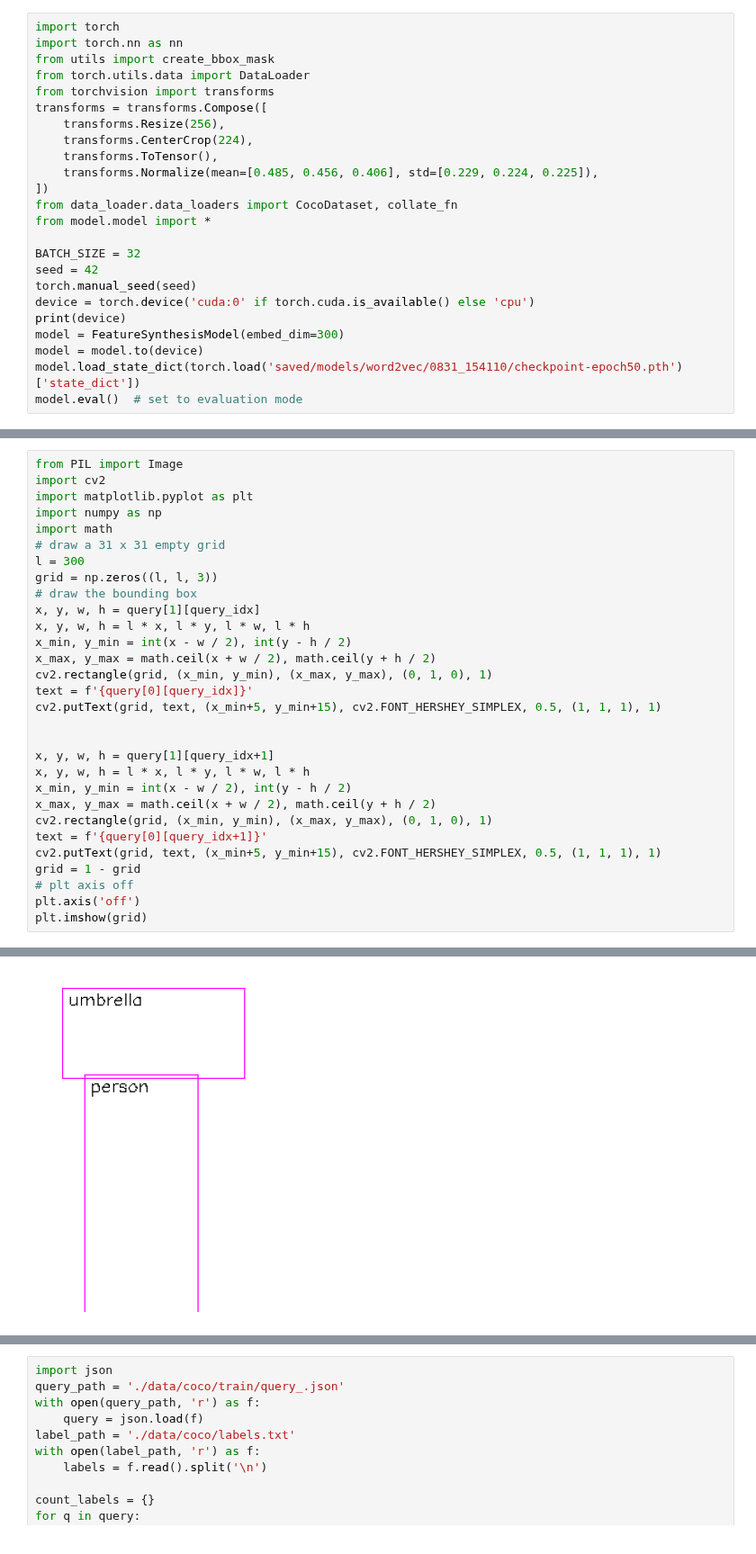
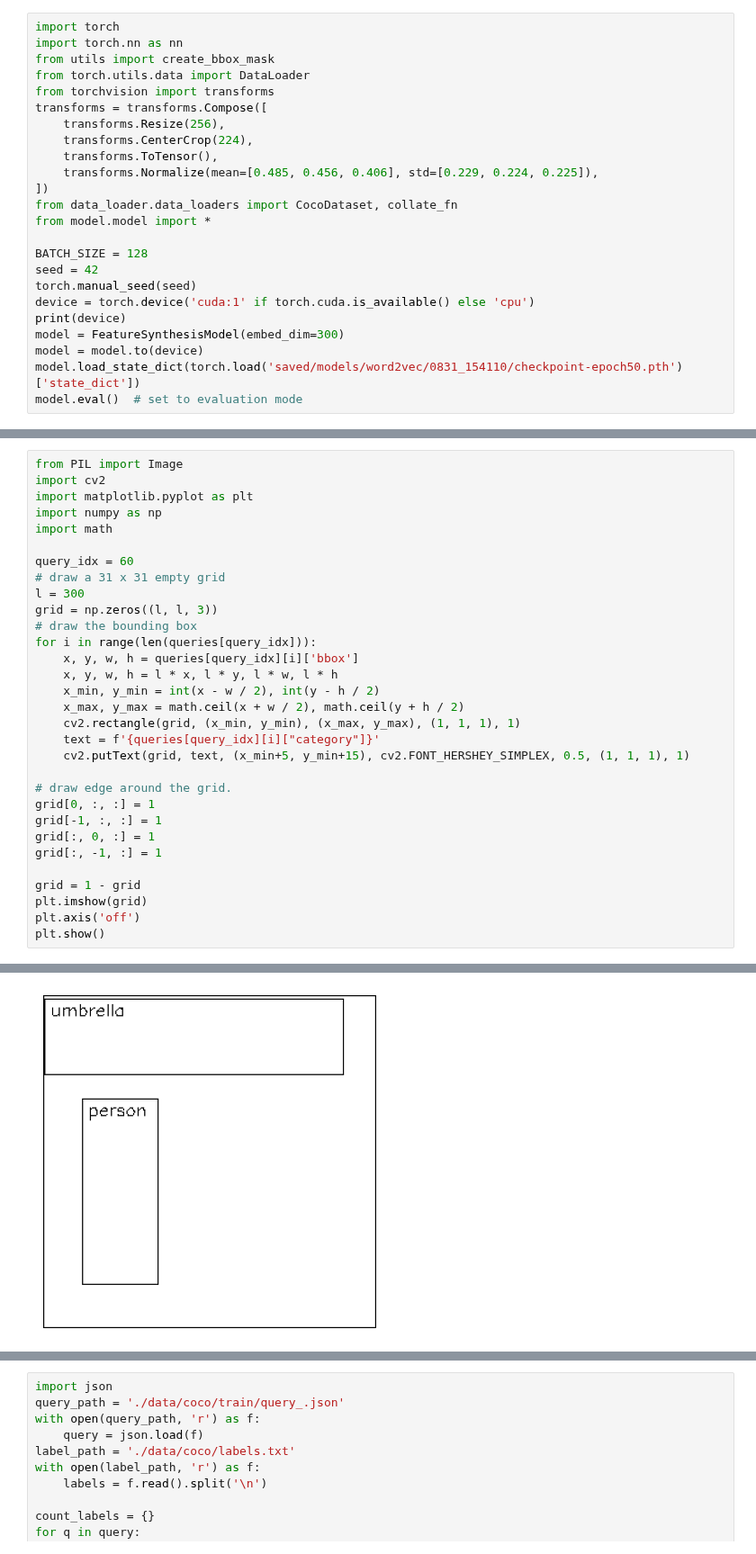
Before and after one commit to gyusik19/bbir, a Jupyter notebook: sandbox.ipynb, the cells around one changed output, grey strips where cells are left out. Shown at 90% size. Saved outputs shown, nothing was run; the diff lists cells and outputs as text.

```diff
--- a/sandbox.ipynb
+++ b/sandbox.ipynb
@@ -13,10 +13,10 @@ transforms = transforms.Compose([
 from data_loader.data_loaders import CocoDataset, collate_fn
 from model.model import *
 
-BATCH_SIZE = 32
+BATCH_SIZE = 128
 seed = 42
 torch.manual_seed(seed)
-device = torch.device('cuda:0' if torch.cuda.is_available() else 'cpu')
+device = torch.device('cuda:1' if torch.cuda.is_available() else 'cpu')
 print(device)
 model = FeatureSynthesisModel(embed_dim=300)
 model = model.to(device)
@@ -145,28 +138,29 @@ import cv2
 import matplotlib.pyplot as plt
 import numpy as np
 import math
+
+query_idx = 60
 # draw a 31 x 31 empty grid
 l = 300
 grid = np.zeros((l, l, 3))
 # draw the bounding box
-x, y, w, h = query[1][query_idx]
-x, y, w, h = l * x, l * y, l * w, l * h
-x_min, y_min = int(x - w / 2), int(y - h / 2)
-x_max, y_max = math.ceil(x + w / 2), math.ceil(y + h / 2)
-cv2.rectangle(grid, (x_min, y_min), (x_max, y_max), (0, 1, 0), 1)
-text = f'{query[0][query_idx]}'
-cv2.putText(grid, text, (x_min+5, y_min+15), cv2.FONT_HERSHEY_SIMPLEX, 0.5, (1, 1, 1), 1)
+for i in range(len(queries[query_idx])):
+    x, y, w, h = queries[query_idx][i]['bbox']
+    x, y, w, h = l * x, l * y, l * w, l * h
+    x_min, y_min = int(x - w / 2), int(y - h / 2)
+    x_max, y_max = math.ceil(x + w / 2), math.ceil(y + h / 2)
+    cv2.rectangle(grid, (x_min, y_min), (x_max, y_max), (1, 1, 1), 1)
+    text = f'{queries[query_idx][i]["category"]}'
+    cv2.putText(grid, text, (x_min+5, y_min+15), cv2.FONT_HERSHEY_SIMPLEX, 0.5, (1, 1, 1), 1)
 
+# draw edge around the grid.
+grid[0, :, :] = 1
+grid[-1, :, :] = 1
+grid[:, 0, :] = 1
+grid[:, -1, :] = 1
 
-x, y, w, h = query[1][query_idx+1]
-x, y, w, h = l * x, l * y, l * w, l * h
-x_min, y_min = int(x - w / 2), int(y - h / 2)
-x_max, y_max = math.ceil(x + w / 2), math.ceil(y + h / 2)
-cv2.rectangle(grid, (x_min, y_min), (x_max, y_max), (0, 1, 0), 1)
-text = f'{query[0][query_idx+1]}'
-cv2.putText(grid, text, (x_min+5, y_min+15), cv2.FONT_HERSHEY_SIMPLEX, 0.5, (1, 1, 1), 1)
 grid = 1 - grid
-# plt axis off
+plt.imshow(grid)
 plt.axis('off')
-plt.imshow(grid)
+plt.show()
 # %% [output]
@@ -174 +167 @@ plt.imshow(grid)
-[figure, old version]
+[figure, new version]
```
Also changed, not shown: parts of 25 cells of this notebook, 5 other files.
